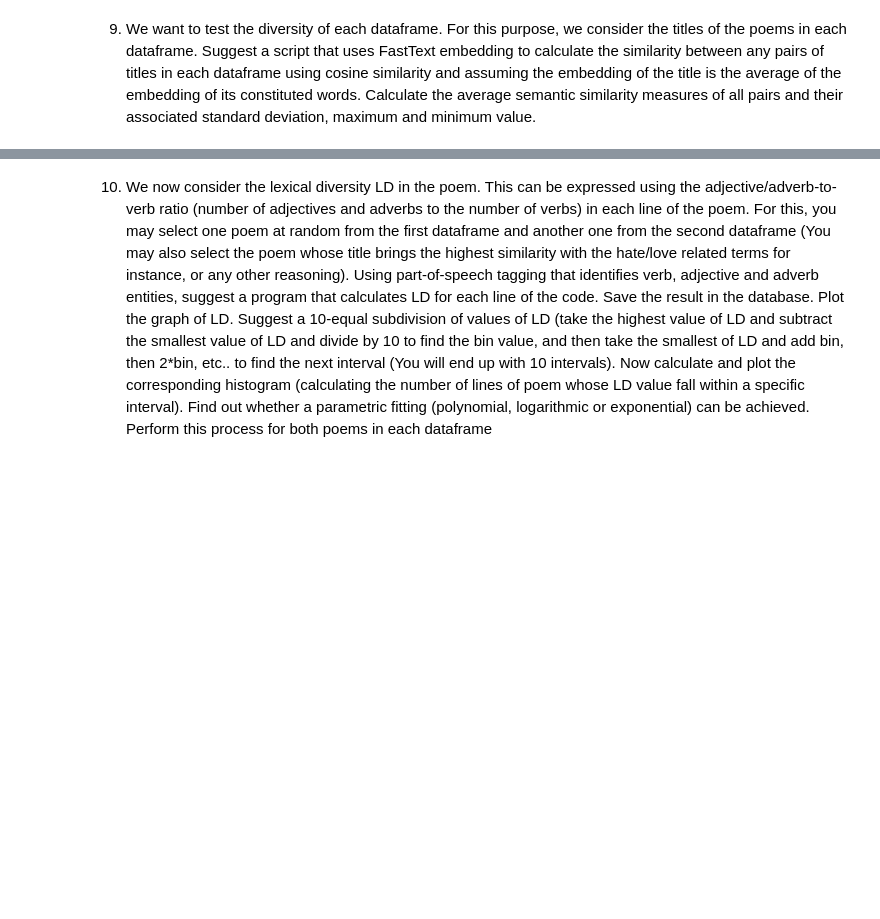
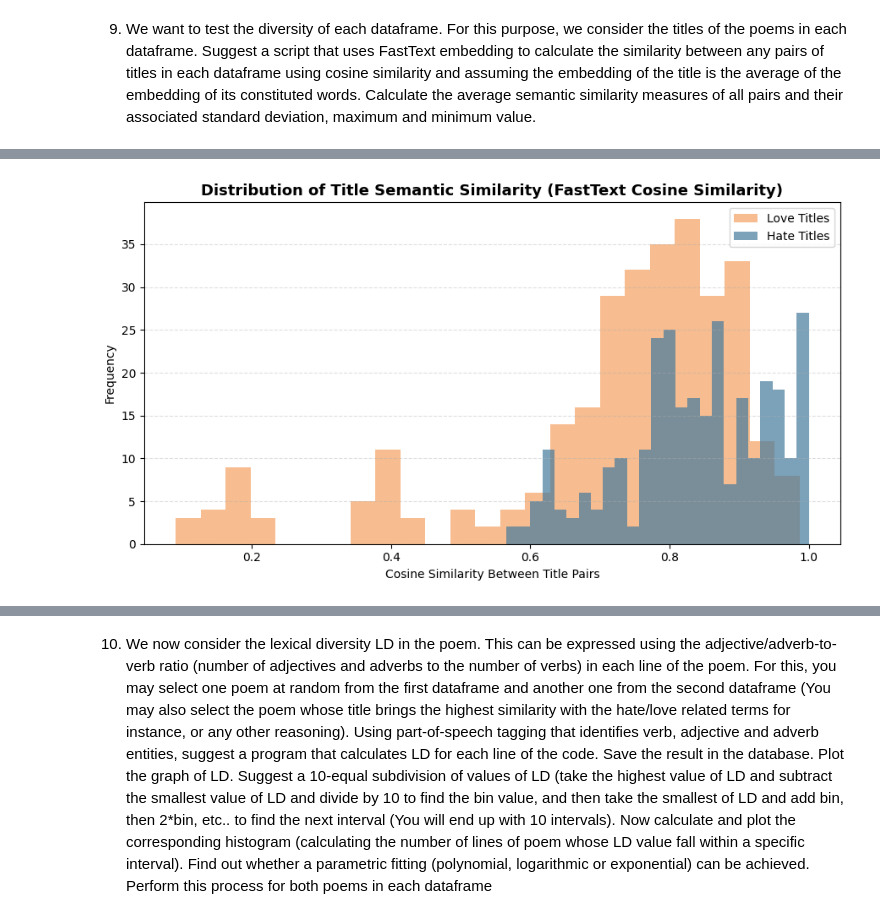
Before and after one commit to Raoikram123/NLP_Project, a Jupyter notebook: hate_and_love_poetry.ipynb, the cells around one changed output, grey strips where cells are left out. Cells and saved outputs as stored; diff of their text form; code cells hidden in the pictures; blank space fills up the shorter version.

```diff
--- a/hate_and_love_poetry.ipynb
+++ b/hate_and_love_poetry.ipynb
@@ -1262,41 +1281,51 @@ import matplotlib.pyplot as plt
 import os
 import nltk
 
-# --- Ensure tokenizer ---
-nltk.download("punkt")
+# --- Ensure tokenizer ----------------------------------------------------------
+nltk.download("punkt", quiet=True)
 
-# ---  Load pretrained FastText model ---
-print(" Loading FastText embeddings (fasttext-wiki-news-subwords-300)...")
+# --- Load pretrained FastText model -------------------------------------------
+print("\n Loading FastText embeddings (fasttext-wiki-news-subwords-300)...")
 ft_model = api.load("fasttext-wiki-news-subwords-300")
-print(" FastText model loaded successfully!")
+print(" FastText model loaded successfully!\n")
 
-# ---  Function to compute average embedding for each poem title ---
+# --- Helper: compute average embedding for a poem title ------------------------
 def get_title_embedding(title, model):
+    """
+    Computes the average FastText embedding for a title.
+    Handles missing/empty titles gracefully.
+    """
     if not isinstance(title, str) or not title.strip():
         return np.zeros(model.vector_size)
-    words = [w.lower() for w in word_tokenize(title) if w.isalpha()]
-    valid_vectors = [model[w] for w in words if w in model.key_to_index]
-    if not valid_vectors:
+    tokens = [w.lower() for w in word_tokenize(title) if w.isalpha()]
+    valid_vecs = [model[w] for w in tokens if w in model.key_to_index]
+    if not valid_vecs:
         return np.zeros(model.vector_size)
-    return np.mean(valid_vectors, axis=0)
+    return np.mean(valid_vecs, axis=0)
 
-# ---  Compute pairwise cosine similarities within one dataframe ---
+# --- Helper: compute cosine similarity statistics within one dataframe ---------
 def compute_title_similarity_stats(df, model, theme_name):
+    """
+    For a given dataframe (Love/Hate), computes pairwise cosine similarity
+    between poem title embeddings and returns summary statistics.
+    """
     titles = df["title"].dropna().tolist()
     if len(titles) < 2:
-        print(f" Not enough titles in {theme_name} dataset for similarity analysis.")
-        return None
+        print(f"⚠️  Not enough titles in {theme_name} dataset for similarity analysis.")
+        return None, None
 
-    print(f" Computing title embeddings for {len(titles)} {theme_name} poems...")
+    print(f"🔹 Computing title embeddings for {len(titles)} {theme_name} poems...")
     embeddings = np.array([get_title_embedding(t, model) for t in titles])
 
     # Compute cosine similarity matrix
     sim_matrix = cosine_similarity(embeddings)
+    np.fill_diagonal(sim_matrix, np.nan)  # ignore self-similarities
 
-    # Extract unique upper triangle (excluding diagonal)
+    # Extract upper triangle (unique pairs)
     upper_tri = sim_matrix[np.triu_indices(len(titles), k=1)]
+    upper_tri = upper_tri[~np.isnan(upper_tri)]  # remove NaNs
 
-    # Calculate summary statistics
+    # Summary statistics
     stats = {
         "Theme": theme_name,
         "Num_Titles": len(titles),
@@ -1306,34 +1335,61 @@ def compute_title_similarity_stats(df, model, theme_name):
         "Min_Similarity": round(np.min(upper_tri), 4),
     }
 
-    print(f"✅ {theme_name} Title Similarity Stats: {stats}")
+    print(f" {theme_name} Title Similarity Stats:")
+    for k, v in stats.items():
+        print(f"   {k:20}: {v}")
+    print("")
+
     return upper_tri, stats
 
-# ---  Run for Love and Hate titles ---
+# ---  Run for Love and Hate datasets -----------------------------------
 love_sims, love_stats = compute_title_similarity_stats(love_df, ft_model, "Love")
 hate_sims, hate_stats = compute_title_similarity_stats(hate_df, ft_model, "Hate")
 
-# --- Step 5: Combine and export results ---
+# ---  Combine & export results -----------------------------------------
 results_df = pd.DataFrame([love_stats, hate_stats])
 os.makedirs("results", exist_ok=True)
 results_df.to_csv("results/task9_title_similarity.csv", index=False)
-print("\n Results saved to 'results/task9_title_similarity.csv'")
-print("\n Semantic Diversity Based on Title Similarity:\n")
-print(results_df)
 
-# ---  Visualization of similarity distributions ---
-plt.figure(figsize=(10, 5))
-plt.hist(love_sims, bins=20, color="#f4a261", alpha=0.7, label="Love Titles")
-plt.hist(hate_sims, bins=20, color="#457b9d", alpha=0.7, label="Hate Titles")
-plt.title("Distribution of Title Semantic Similarity (FastText Cosine Similarity)", fontsize=13, fontweight="bold")
+print("\n Results saved to 'results/task9_title_similarity.csv'\n")
+print(" Semantic Diversity Summary Based on Title Similarity:\n")
+print(results_df.to_string(index=False))
+
+# --- Visualization of similarity distributions ------------------------
+plt.figure(figsize=(9, 5))
+plt.hist(love_sims, bins=25, color="#f4a261", alpha=0.7, label="Love Titles")
+plt.hist(hate_sims, bins=25, color="#457b9d", alpha=0.7, label="Hate Titles")
+plt.title("Distribution of Title Semantic Similarity (FastText Cosine Similarity)",
+          fontsize=13, fontweight="bold")
 plt.xlabel("Cosine Similarity Between Title Pairs")
 plt.ylabel("Frequency")
 plt.legend()
 plt.grid(axis="y", linestyle="--", alpha=0.4)
 plt.tight_layout()
+
 os.makedirs("plots", exist_ok=True)
 plt.savefig("plots/task9_title_similarity_distribution.png", dpi=300, bbox_inches="tight")
 plt.show()
 
-print("\n Task 9 completed: Title diversity metrics and similarity distribution plotted successfully.")
+# --- Bar chart for mean similarity by theme ---------------------------
+plt.figure(figsize=(7, 4))
+bars = plt.bar(
+    ["Love Titles", "Hate Titles"],
+    [love_stats["Avg_Similarity"], hate_stats["Avg_Similarity"]],
+    color=["#f4a261", "#457b9d"],
+    alpha=0.85
+)
+plt.title("Average Title Semantic Similarity per Theme", fontsize=12, fontweight="bold")
+plt.ylabel("Mean Cosine Similarity (FastText)")
+
+for bar in bars:
+    height = bar.get_height()
+    plt.text(bar.get_x() + bar.get_width() / 2, height + 0.002,
+             f"{height:.3f}", ha="center", va="bottom", fontsize=9, fontweight="bold")
+
+plt.tight_layout()
+plt.savefig("plots/task9_title_mean_similarity.png", dpi=300, bbox_inches="tight")
+plt.show()
+
+print("\n Title diversity metrics and visualizations generated!")
 # %% [output]
@@ -1342,0 +1413 @@ print("\n Task 9 completed: Title diversity metrics and similarity distribution
+[figure, new version]
```
Also changed, not shown: parts of 4 cells of this notebook, 17 other files.
